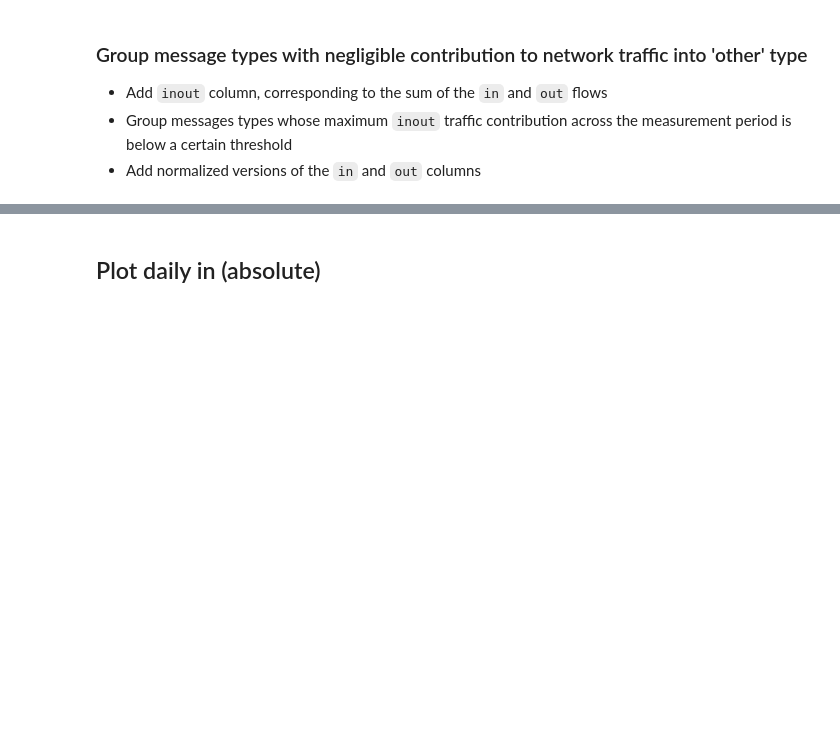
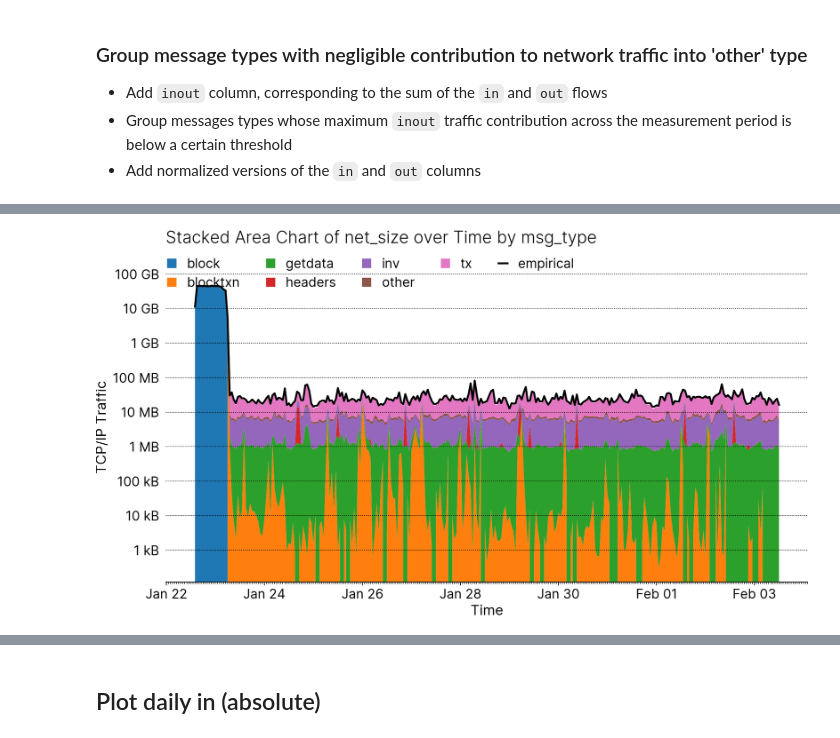
Before and after one commit to virtu/bitcoind-p2p-traffic, a Jupyter notebook: analysis.ipynb, the cells around one changed output, grey strips where cells are left out. Saved outputs shown, nothing was run; the diff lists cells and outputs as text; code cells hidden in the pictures; blank space fills up the shorter version.

Commit message:
Daily and hourly traffic plots`

```diff
--- a/analysis.ipynb
+++ b/analysis.ipynb
@@ -4,7 +4,10 @@
 import pandas as pd
 
 data = ["est_hourly", "est_daily", "emp_hourly", "emp_daily"]
-dfs = {name: pd.read_csv(f"data/data_{name}.csv.bz2", index_col=0) for name in data}
+dfs = {
+    name: pd.read_csv(f"data/data_{name}.csv.bz2", index_col=0, parse_dates=True)
+    for name in data
+}
 # %% [markdown]
 ### Group message types with negligible contribution to network traffic into 'other' type
 
@@ -36,7 +39,7 @@ def recategorize_by_threshold(df_orig: pd.DataFrame, threshold: float) -> pd.Dat
 
 thresholds = {
     "est_daily": 50_000_000,
-    "est_hourly": 2_000_000,
+    "est_hourly": 5_000_000,
 }
 
 for name, threshold in thresholds.items():
@@ -51,0 +58,75 @@ for name, threshold in thresholds.items():
+# %%
+import matplotlib.pyplot as plt
+import pandas as pd
+from matplotlib.ticker import FuncFormatter
+import matplotlib.dates as mdates
+import math
+import matplotlib.pyplot as plt
+from matplotlib.ticker import FuncFormatter
+from matplotlib.ticker import EngFormatter
+
+
+# Example data pivot for stacking:
+# We assume dfs["est_hourly"] has columns ["timestamp", "msg_type", "inout"].
+df_est = dfs["est_hourly"].copy()
+
+# Pivot so that msg_type values become separate columns
+df_pivot = df_est.pivot(index="timestamp", columns="msg_type", values="inout").fillna(0)
+
+# X-values for plotting
+# df_pivot.index = pd.to_datetime(df_pivot.index)
+x = df_pivot.index
+
+# Y-values for each msg_type (list of columns for stackplot)
+y_values = [df_pivot[col] for col in df_pivot.columns]
+
+# Create the figure and axis
+fig, ax = plt.subplots()
+
+# --- STACKED AREA ---
+# stackplot expects arrays, so unpack the list of Series
+
+msg_types = df_pivot.columns
+
+num_msg_types = len(msg_types)
+viridis = plt.cm.get_cmap("viridis", num_msg_types)  # Discretize into N segments
+viridis = plt.cm.get_cmap("jet", num_msg_types)  # Discretize into N segments
+colors = [viridis(i) for i in range(num_msg_types)]
+
+tab10 = plt.cm.get_cmap("tab10")
+colors = [tab10(i % 10) for i in range(num_msg_types)]
+
+ax.stackplot(x, *y_values, labels=df_pivot.columns, colors=colors)
+
+# --- ADD LINE FOR emp_hourly ---
+# Here we sum the "in" and "out" columns as in your Plotly code:
+emp_line = dfs["emp_hourly"]["in"] + dfs["emp_hourly"]["out"]
+ax.plot(
+    dfs["emp_hourly"].index, emp_line, color="black", linewidth=2, label="empirical"
+)
+
+# --- TITLES & LABELS ---
+ax.set_title("Stacked Area Chart of net_size over Time by msg_type")
+ax.set_xlabel("Time")
+ax.set_ylabel("TCP/IP Traffic")
+
+# --- LEGEND ---
+# stackplot doesn't automatically create handles for the stacked series,
+# but the labels are recognized if you pass them to stackplot.
+# You also have one extra line label, so we can place everything together:
+# ax.legend(loc="upper center", bbox_to_anchor=(0.5, 1.15), ncol=4, title="Message Type")
+ax.legend(ncol=5, title="")
+
+ax.set_yscale("log")
+formatter = EngFormatter(unit="B")
+ax.yaxis.set_major_formatter(formatter)
+
+ax.xaxis.set_major_locator(mdates.DayLocator(interval=2))
+ax.xaxis.set_major_formatter(mdates.DateFormatter("%b %d"))
+ax.xaxis.set_minor_locator(mdates.HourLocator(interval=1))
+
+
+plt.tight_layout()
+plt.show()
+# %% [output]
+[figure, added]
```
Also changed, not shown: parts of 7 cells of this notebook.
